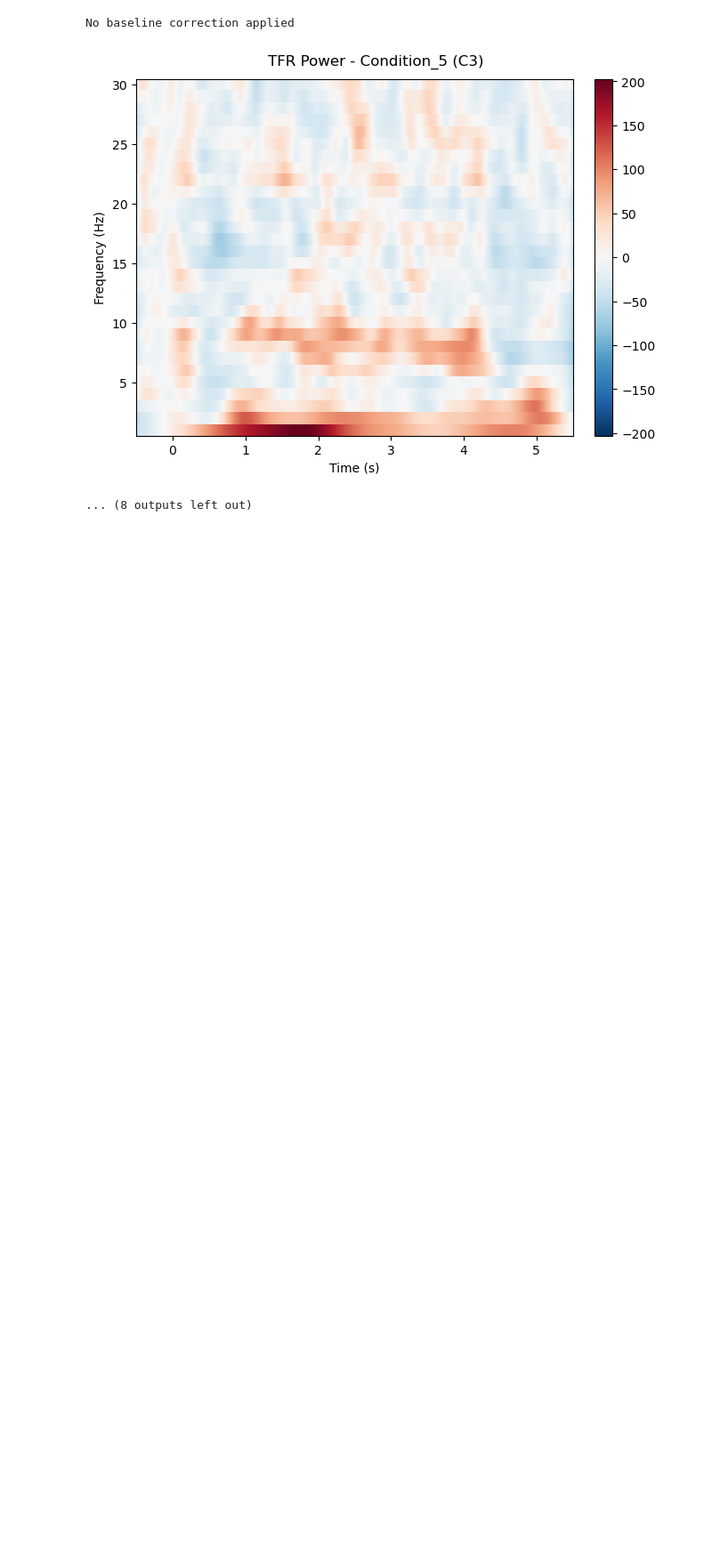
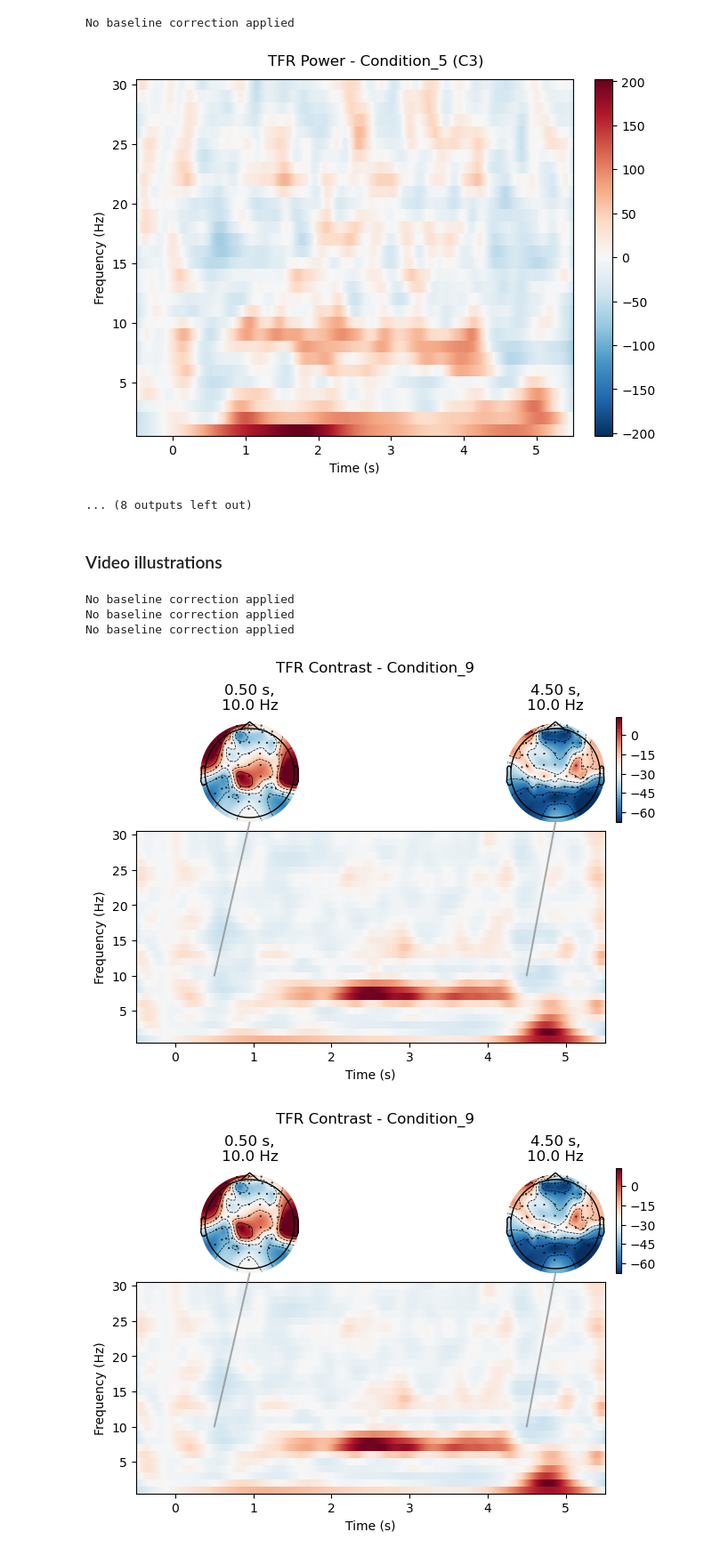
Before and after one commit to ClaraML96/Three-brain-microstates, a Jupyter notebook: notebook.ipynb, the cells around one changed output. Shown at 89% size. Drawn from its saved outputs; the diff is of its cells as text; code cells hidden in the pictures; blank space fills up the shorter version.

```diff
--- a/notebook.ipynb
+++ b/notebook.ipynb
@@ -110,6 +110,20 @@ No baseline correction applied
 No baseline correction applied
 [figure]
 ... (8 outputs left out)
+# %% [markdown]
+### Video illustrations
+# %%
+tfr_contrast = tfr_results[condition]
+tfr_contrast.plot_joint(
+    title=f"TFR Contrast - {condition}",
+    timefreqs=[(0.5, 10), (4.5, 10)]
+)
+# %% [output]
+No baseline correction applied
+No baseline correction applied
+No baseline correction applied
+[figure, added]
+[figure, added]
 # %%
 target = epochs[condition].average()
 # %%
```
Also changed, not shown: parts of 1 cell of this notebook.
